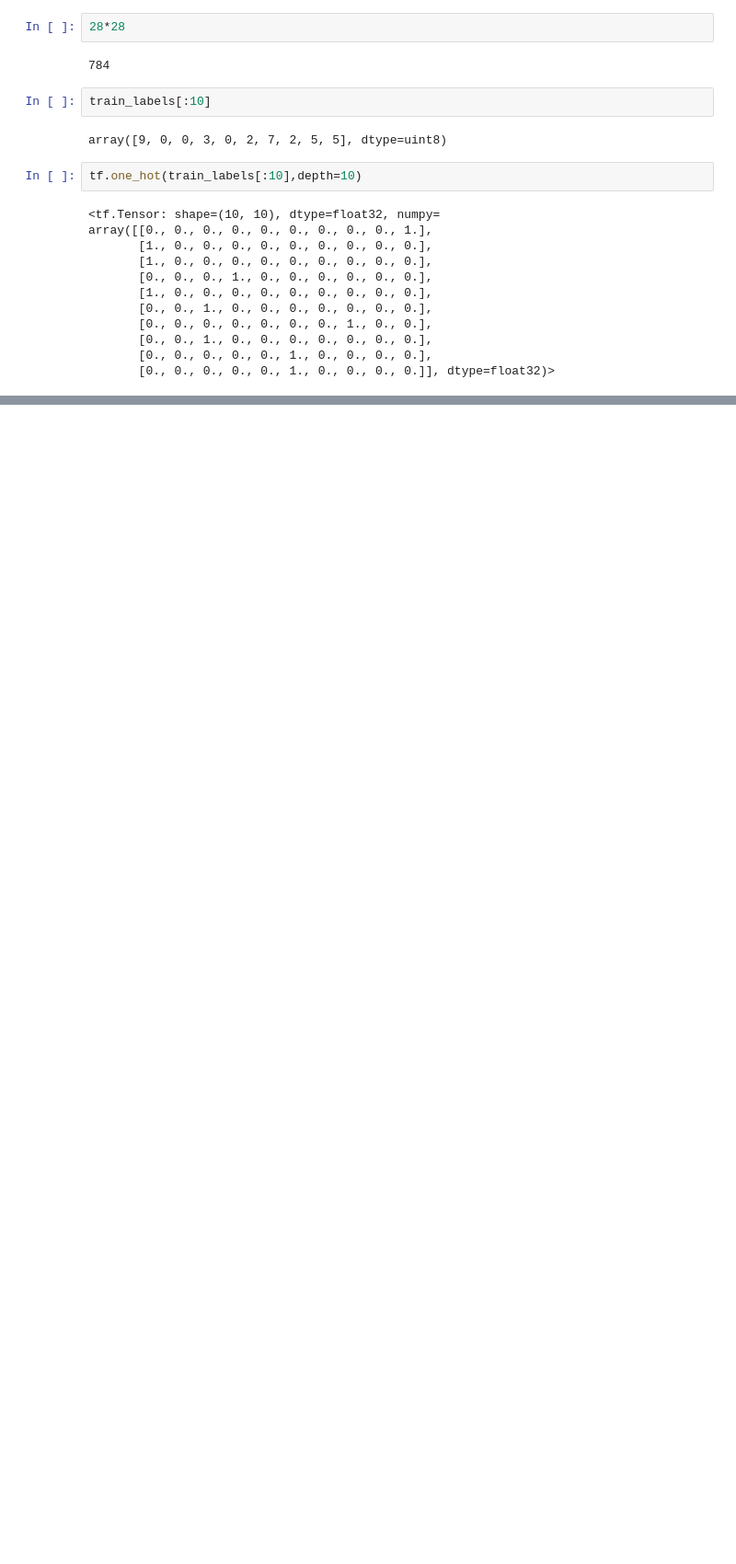
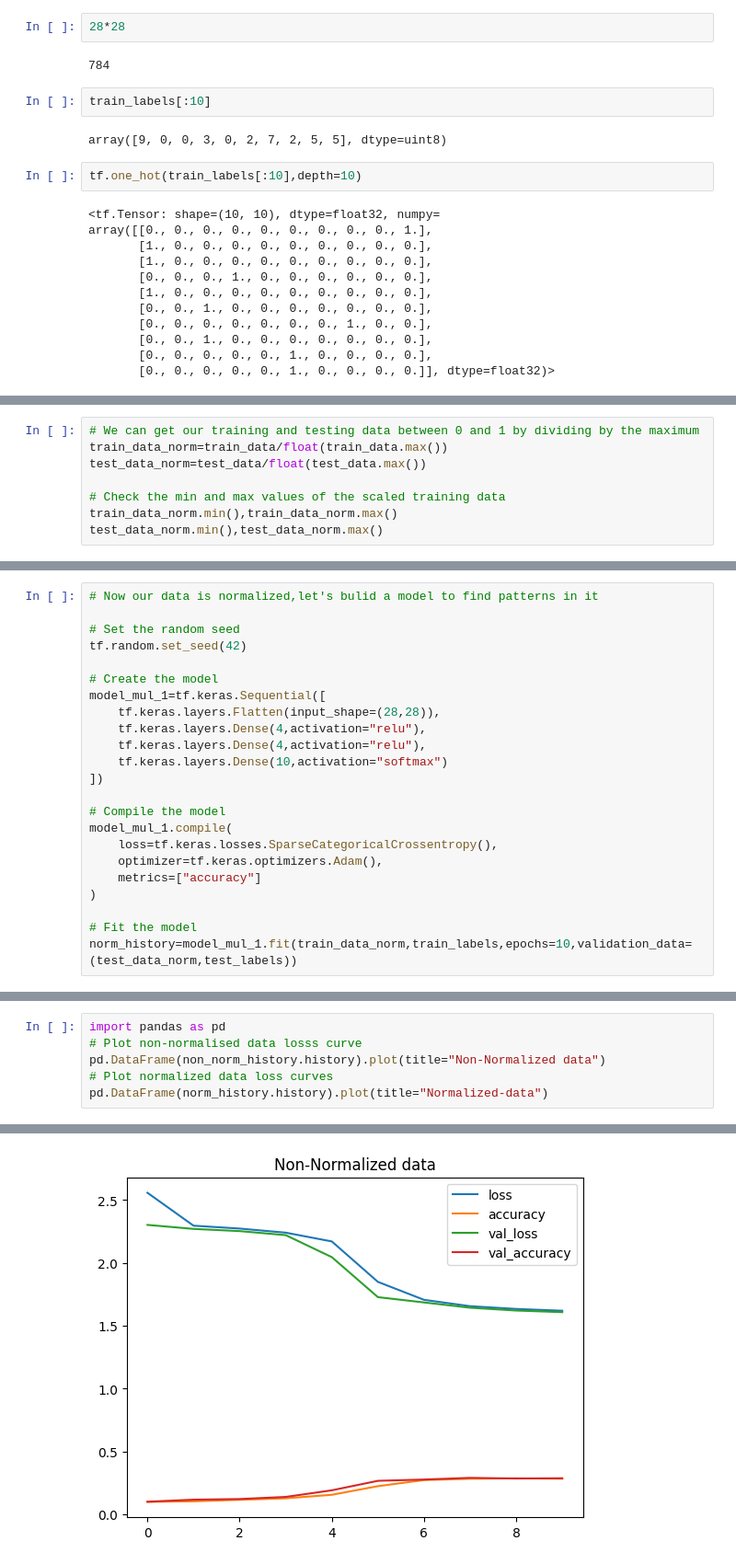
Before and after one commit to saipraneethamvudutha/TensorFlow-Daniel-Brouke, a Jupyter notebook: 02_neural_network_classification.ipynb, the cells around one changed output, grey strips where cells are left out. Shown at 92% size. Saved outputs shown, nothing was run; the diff lists cells and outputs as text; blank space fills up the shorter version.

Commit message:
Evaluating the multi class classification model

```diff
--- a/02_neural_network_classification.ipynb
+++ b/02_neural_network_classification.ipynb
@@ -1324,0 +1324,8 @@ _________________________________________________________________
+# %%
+# We can get our training and testing data between 0 and 1 by dividing by the maximum
+train_data_norm=train_data/float(train_data.max())
+test_data_norm=test_data/float(test_data.max())
+
+# Check the min and max values of the scaled training data
+train_data_norm.min(),train_data_norm.max()
+test_data_norm.min(),test_data_norm.max()
@@ -1324,0 +1334,23 @@ _________________________________________________________________
+# %%
+# Now our data is normalized,let's bulid a model to find patterns in it
+
+# Set the random seed
+tf.random.set_seed(42)
+
+# Create the model
+model_mul_1=tf.keras.Sequential([
+    tf.keras.layers.Flatten(input_shape=(28,28)),
+    tf.keras.layers.Dense(4,activation="relu"),
+    tf.keras.layers.Dense(4,activation="relu"),
+    tf.keras.layers.Dense(10,activation="softmax")
+])
+
+# Compile the model
+model_mul_1.compile(
+    loss=tf.keras.losses.SparseCategoricalCrossentropy(),
+    optimizer=tf.keras.optimizers.Adam(),
+    metrics=["accuracy"]
+)
+
+# Fit the model
+norm_history=model_mul_1.fit(train_data_norm,train_labels,epochs=10,validation_data=(test_data_norm,test_labels))
@@ -1324,0 +1401,7 @@ _________________________________________________________________
+# %%
+import pandas as pd
+# Plot non-normalised data losss curve
+pd.DataFrame(non_norm_history.history).plot(title="Non-Normalized data")
+# Plot normalized data loss curves
+pd.DataFrame(norm_history.history).plot(title="Normalized-data")
+# %% [output]
@@ -1324,0 +1409 @@ _________________________________________________________________
+[figure, added]
```
Also changed, not shown: parts of 29 cells of this notebook.
